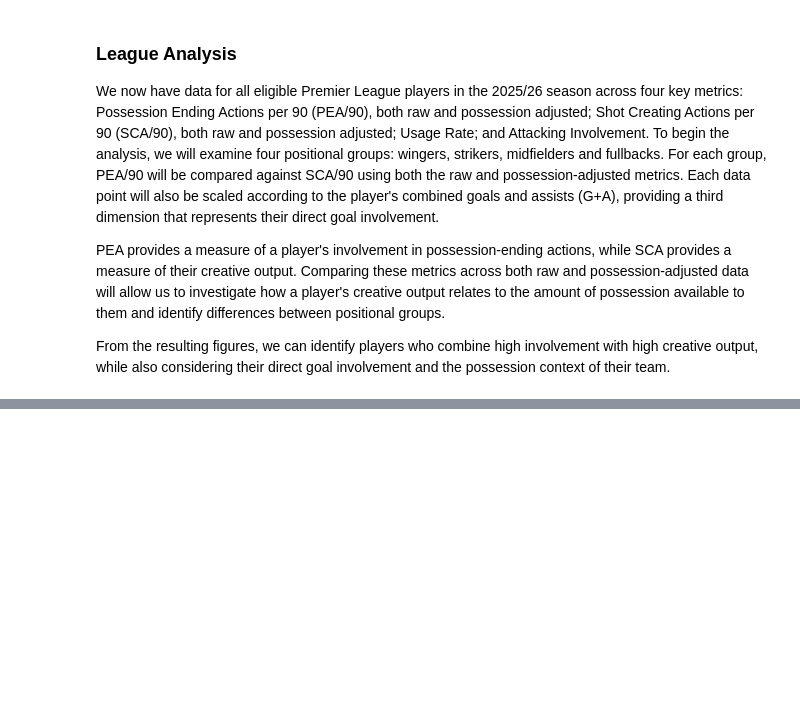
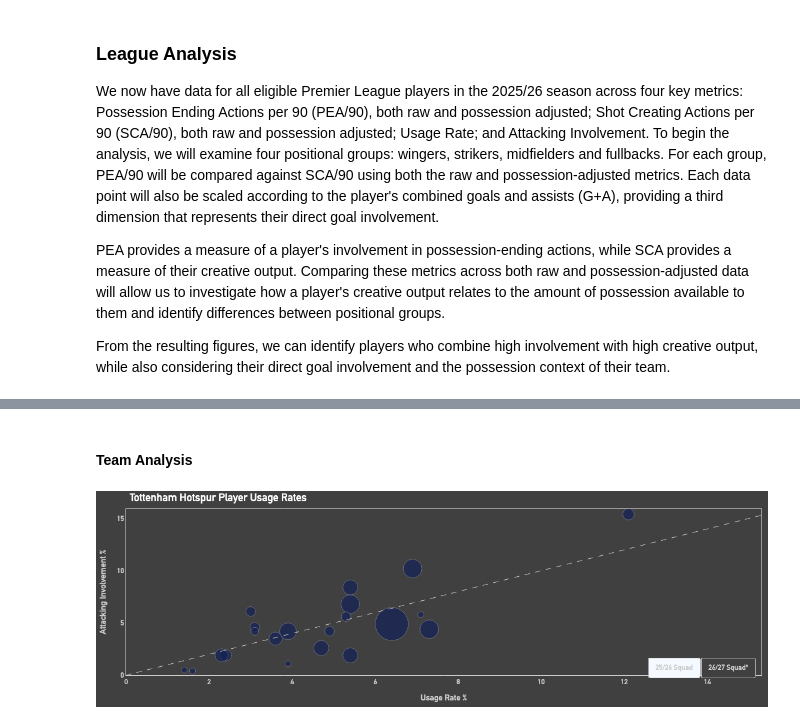
Before and after one commit to sethmckinnonevans/premier-league-usgae-rates, a Jupyter notebook: notebooks/usage_rates_analysis.ipynb, the cells around one changed output, grey strips where cells are left out. Saved outputs shown, nothing was run; the diff lists cells and outputs as text; code cells hidden in the pictures; blank space fills up the shorter version.

```diff
--- a/notebooks/usage_rates_analysis.ipynb
+++ b/notebooks/usage_rates_analysis.ipynb
@@ -188,0 +228,43 @@ plot_team(usage_data, "Tottenham Hotspur", "#132257")
+# %% [markdown]
+#### Team Analysis
+# %%
+import sys
+from pathlib import Path
+import pandas as pd
+
+sys.path.append(str(Path.cwd().parent / "src"))
+from plotting import plot_transfers
+
+project_folder = Path.cwd().parent
+usage_data = pd.read_csv(project_folder / "data/player_usage_data.csv")
+
+kit_map = {
+    42 : "#EF0107",
+    34 : "#FFFFFF",
+    30 : "#005DAA",
+    50 : "#E30613",
+    41 : "#EB172B",
+    60 : "#DA291C",
+    40 : "#670e36",
+    14 : "#DD0000",
+    3 : "#FDB913",
+    17 : "#6CADDF",
+    43 : "#FFFFFF",
+    37 : "#7C2C3B",
+    33 : "#132257",
+    7 : "#0055A5",
+    35 : "#C1040B",
+    38 : "#001489",
+    6 : "#5F0041",
+    48 : "#00009E",
+    39 : "#231F20",
+    44 : "#E51C25"}
+
+transfers_out = ["Christian Romero", "Djed Spence", "Kevin Danso", "Yves Bissouma", "Randal Kolo Muani", "João Palhinha", "Richarlison",
+                "Pape Matar Sarr"]
+transfers_in = ["Sandro Tonali", "Mateus Fernandes", "Sávio", "Jan Paul van Hecke", "Tosin Adarabioyo", "Marcos Senesi", "Andy Robertson",
+                "Omar Marmoush"]
+
+plot_transfers(usage_data, "Tottenham Hotspur", transfers_out, transfers_in, kit_map)
+# %% [output]
+[figure, added]
```
Also changed, not shown: parts of 19 cells of this notebook, 46 other files.
